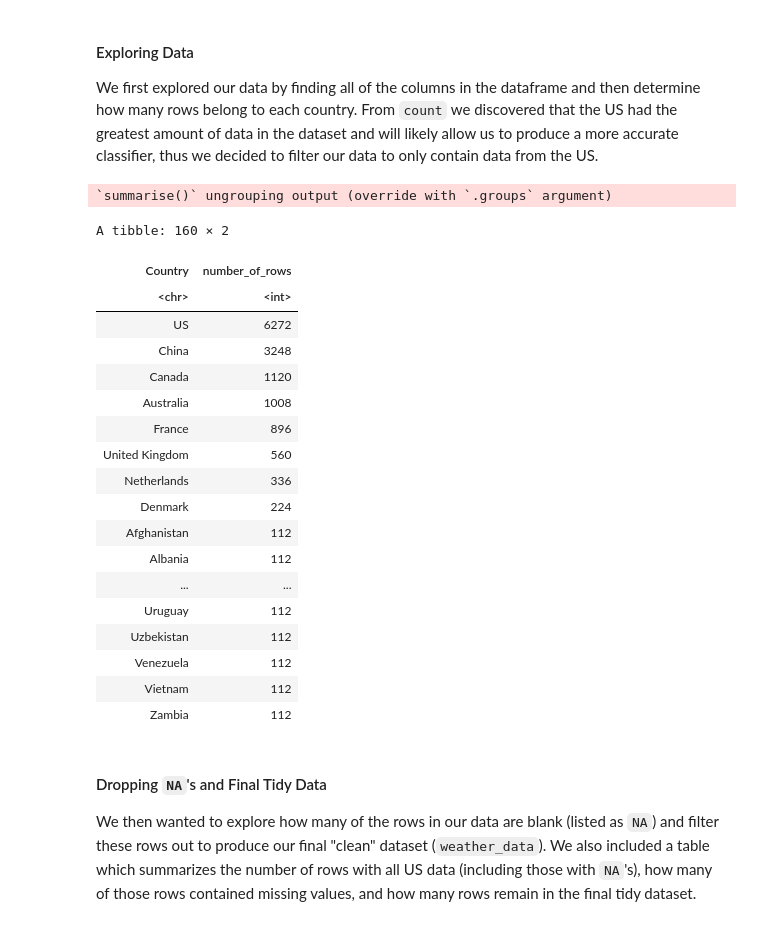
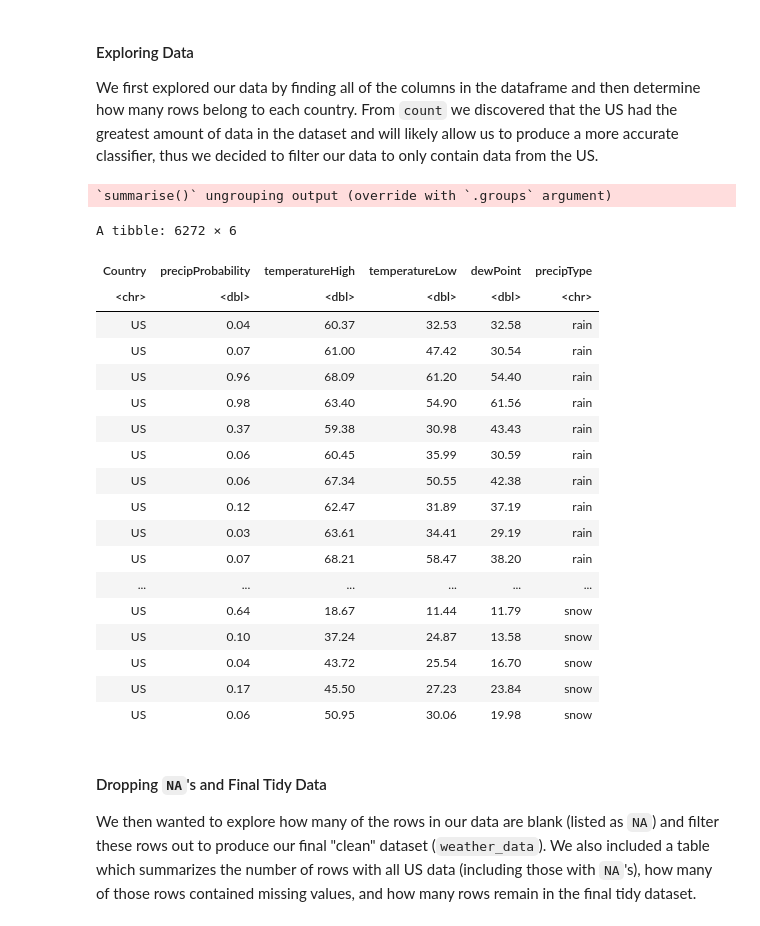
Before and after one commit to codingonapotato/dsci100_group_project_S2022, a Jupyter notebook: Final Project Report.ipynb, the cells around one changed output. Cells and saved outputs as stored; diff of their text form; code cells hidden in the pictures.

Commit message:
Uhhhh general tweaking... changes as far as 'Dropping NA's" code block where the na_count code was changed a bit to... actually work LOL

```diff
--- a/Final Project Report.ipynb
+++ b/Final Project Report.ipynb
@@ -24,8 +24,8 @@ Then we loaded and read our data from a REMOTE source <-- idk how to do this yo
 # %%
 url = "https://raw.githubusercontent.com/codingonapotato/dsci100_group_project_S2022/main/data/daily_weather_2020.csv"
-download_weather <- download.file(url, destfile = "daily_weather_2020.csv")
-download_weather # Object used to summon the file from the internet to the local machine
+download_weather <- download.file(url, destfile = "daily_weather_2020.csv")  # Object used to summon the file from the internet to the local machine
 
 weather_data_raw <- suppressWarnings(read_csv("daily_weather_2020.csv")) %>%
-                        select(-X1) #Gets rid of the column keeping track of column numbers
+                        select(-X1) %>% #Gets rid of the column keeping track of column numbers
+                        rename("Country" = "Country/Region")
 # %% [output]
@@ -68,36 +48,38 @@ We first explored our data by finding all of the columns in the dataframe and th
 # %%
 names <- colnames(weather_data_raw) # So that we can see all the column names in the dataframe
 
 count <- weather_data_raw %>%
             group_by(Country) %>%
             summarize(number_of_rows = n()) %>%
-            arrange(desc(number_of_rows)) # So that we can see the rows of data we have to work with in each region
-count
+            arrange(desc(number_of_rows))
+            #glimpse()    # !!! <Ask Nour if glimpse or non glimpse ver. matters for readability>
+            # So that we can see the rows of data we have to work with in each region
 
 weather_data_US_only <- weather_data_raw %>%
             select(Country, precipProbability, temperatureHigh, temperatureLow, dewPoint, precipType) %>%
             filter(Country == "US") # dataframe that only contains data from US
+weather_data_US_only
 # %% [output]
 `summarise()` ungrouping output (override with `.groups` argument)
-A tibble: 160 × 2
+A tibble: 6272 × 6
-| Country | number_of_rows |
-| <chr> | <int> |
-| US | 6272 |
-| China | 3248 |
-| Canada | 1120 |
-| Australia | 1008 |
-| France | 896 |
-| United Kingdom | 560 |
-| Netherlands | 336 |
-| Denmark | 224 |
-| Afghanistan | 112 |
-| Albania | 112 |
-| ... | ... |
-| Uruguay | 112 |
-| Uzbekistan | 112 |
-| Venezuela | 112 |
-| Vietnam | 112 |
-| Zambia | 112 |
+| Country | precipProbability | temperatureHigh | temperatureLow | dewPoint | precipType |
+| <chr> | <dbl> | <dbl> | <dbl> | <dbl> | <chr> |
+| US | 0.04 | 60.37 | 32.53 | 32.58 | rain |
+| US | 0.07 | 61.00 | 47.42 | 30.54 | rain |
+| US | 0.96 | 68.09 | 61.20 | 54.40 | rain |
+| US | 0.98 | 63.40 | 54.90 | 61.56 | rain |
+| US | 0.37 | 59.38 | 30.98 | 43.43 | rain |
+| US | 0.06 | 60.45 | 35.99 | 30.59 | rain |
+| US | 0.06 | 67.34 | 50.55 | 42.38 | rain |
+| US | 0.12 | 62.47 | 31.89 | 37.19 | rain |
+| US | 0.03 | 63.61 | 34.41 | 29.19 | rain |
+| US | 0.07 | 68.21 | 58.47 | 38.20 | rain |
+| ... | ... | ... | ... | ... | ... |
+| US | 0.64 | 18.67 | 11.44 | 11.79 | snow |
+| US | 0.10 | 37.24 | 24.87 | 13.58 | snow |
+| US | 0.04 | 43.72 | 25.54 | 16.70 | snow |
+| US | 0.17 | 45.50 | 27.23 | 23.84 | snow |
+| US | 0.06 | 50.95 | 30.06 | 19.98 | snow |
 # %% [markdown]
 #### Dropping `NA`'s and Final Tidy Data
 
```
Also changed, not shown: parts of 3 cells of this notebook.
